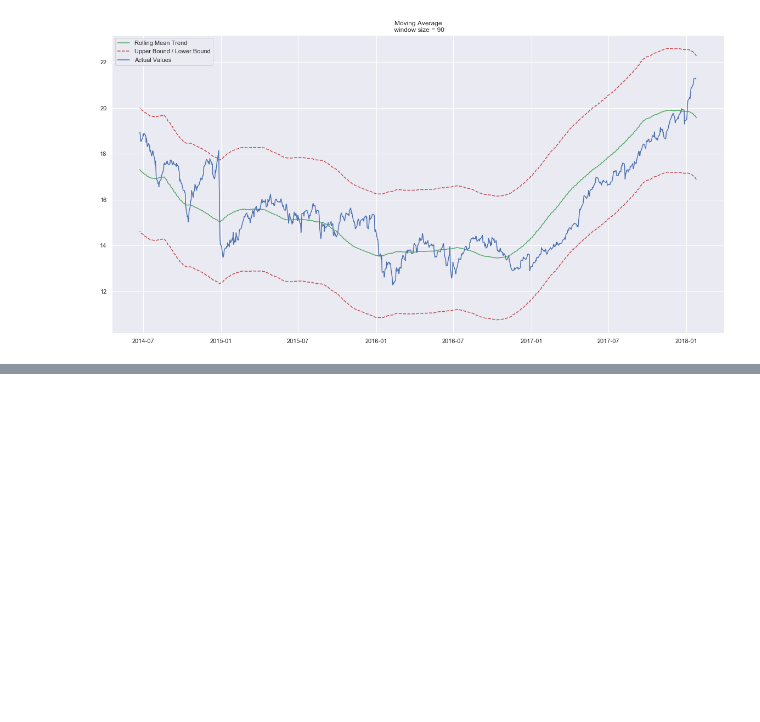
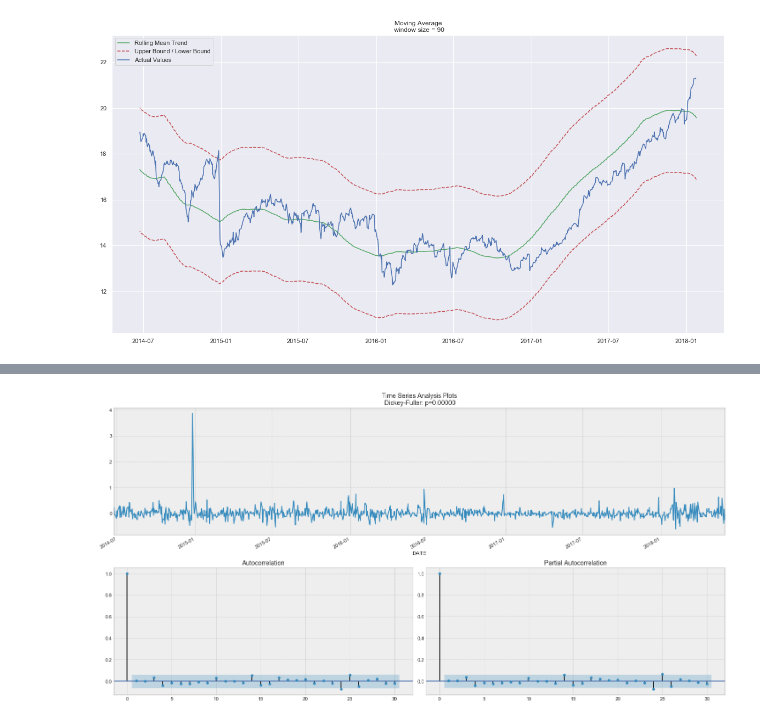
Before and after one commit to lexievu/Stock-Prediction, a Jupyter notebook: Stock Prediction.ipynb, the cells around one changed output, grey strips where cells are left out. Cells and saved outputs as stored; diff of their text form; code cells hidden in the pictures; blank space fills up the shorter version.

```diff
--- a/Stock Prediction.ipynb
+++ b/Stock Prediction.ipynb
@@ -185,0 +285,7 @@ plot_moving_average(data_gf.CLOSE, window=90, plot_intervals=True)
+# %%
+# Take the first difference to remove to make the process stationary
+data_diff = data_gf.CLOSE - data_gf.CLOSE.shift(1)
+
+tsplot(data_diff[1:], lags=30)
+# %% [output]
+[figure, added]
```
Also changed, not shown: parts of 12 cells of this notebook, 5 other files.
